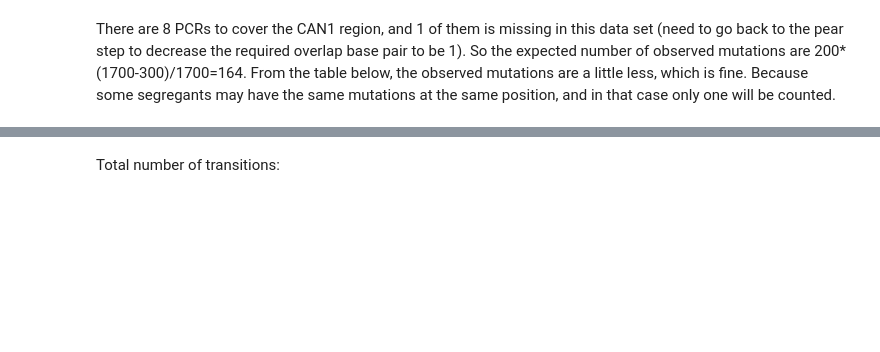
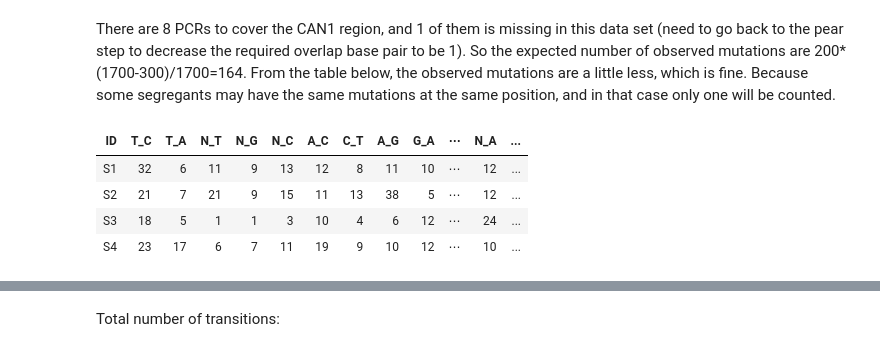
Before and after one commit to gouliangke/Mutation-rate, a Jupyter notebook: mutation_spectrum/mutation_spectrum.ipynb, the cells around one changed output, grey strips where cells are left out. Cells and saved outputs as stored; diff of their text form; code cells hidden in the pictures; blank space fills up the shorter version.

```diff
--- a/mutation_spectrum/mutation_spectrum.ipynb
+++ b/mutation_spectrum/mutation_spectrum.ipynb
@@ -94,4 +192,12 @@ for(i in 1:nrow(replicate_mat))
   this = get_replicated_type(replicate_mat[i,1], replicate_mat[i,2])
   count_mat = expand_count(this_id, this$S_common, count_mat)
 }
+# %%
+count_mat
+# %% [output]
+| ID | T_C | T_A | N_T | N_G | N_C | A_C | C_T | A_G | G_A | ⋯ | N_A | ... |
+| S1 | 32 | 6 | 11 | 9 | 13 | 12 | 8 | 11 | 10 | ⋯ | 12 | ... |
+| S2 | 21 | 7 | 21 | 9 | 15 | 11 | 13 | 38 | 5 | ⋯ | 12 | ... |
+| S3 | 18 | 5 | 1 | 1 | 3 | 10 | 4 | 6 | 12 | ⋯ | 24 | ... |
+| S4 | 23 | 17 | 6 | 7 | 11 | 19 | 9 | 10 | 12 | ⋯ | 10 | ... |
 # %%
```
Also changed, not shown: parts of 20 cells of this notebook.
